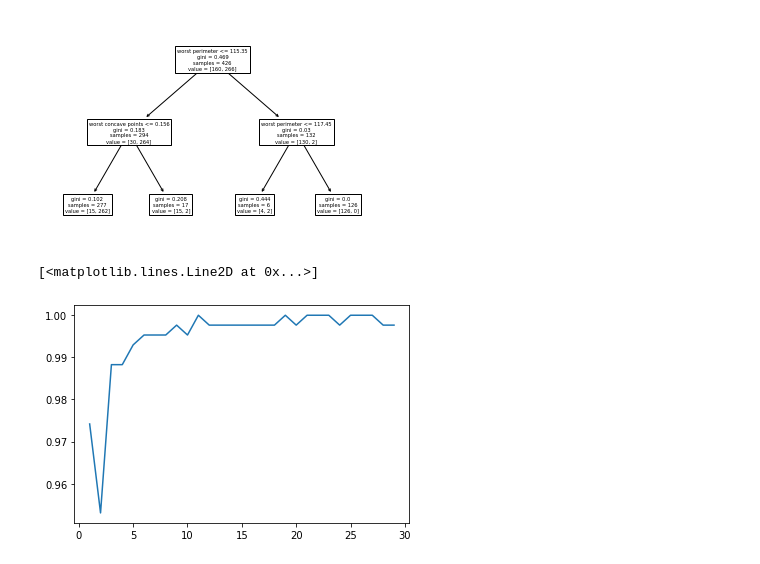
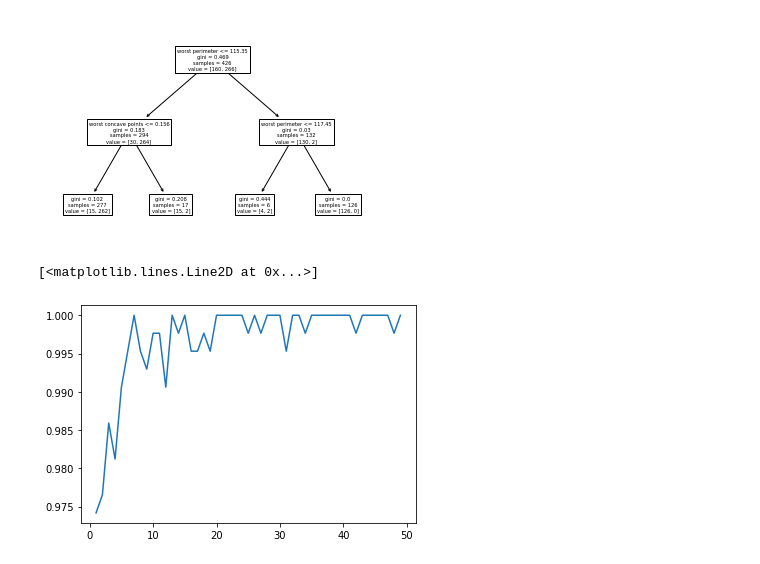
Before and after one commit to Jnguyenpham94/CECS451, a Jupyter notebook: 12/Assn12.ipynb, the cells around one changed output. Drawn from its saved outputs; the diff is of its cells as text; code cells hidden in the pictures.

```diff
--- a/12/Assn12.ipynb
+++ b/12/Assn12.ipynb
@@ -73,23 +70,23 @@ tree.plot_tree(clf, feature_names=cancer_data.feature_names)
 # %%
 # i bagging
 from sklearn.datasets import make_classification
 from sklearn.ensemble import BaggingClassifier
 import matplotlib.pyplot as plt
 
 
-n_est = 30
+n_est = 50
 bagging_score = []
 for i in range(1, n_est):
-    bag = BaggingClassifier(n_estimators=i)
+    bag = BaggingClassifier(DecisionTreeClassifier(), n_estimators=i)
     bag.fit(x_train, y_train)
     bagging_score.append(bag.score(x_train, y_train))
 # print(bagging_score)
 n_estimate = list(range(1, n_est))
 # print(len(n_estimate))
 plt.plot(n_estimate, bagging_score)
 # %% [output]
 [<matplotlib.lines.Line2D at 0x...>]
-[figure, old version]
+[figure, new version]
 # %%
 # j AdaBoost
 from sklearn.ensemble import AdaBoostClassifier
```
Also changed, not shown: parts of 4 cells of this notebook.
